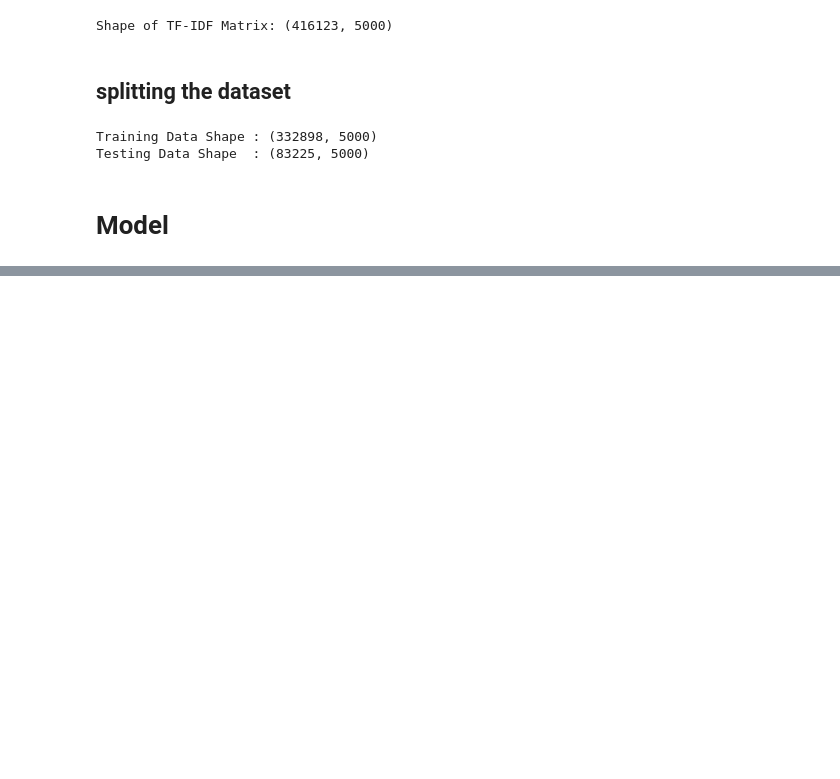
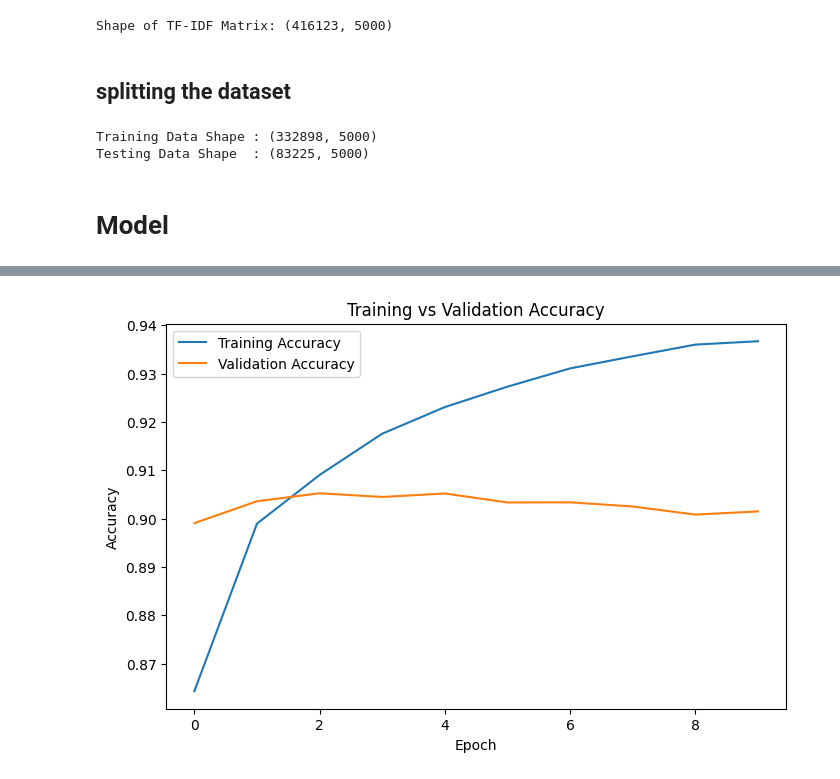
Before and after one commit to ananthakrishnanm010/Emotion_NLP_Project, a Jupyter notebook: NLP_Parallel_Project.ipynb, the cells around one changed output, grey strips where cells are left out. Cells and saved outputs as stored; diff of their text form; code cells hidden in the pictures; blank space fills up the shorter version.

Commit message:
Completed Deep Learning model by Priya

```diff
--- a/NLP_Parallel_Project.ipynb
+++ b/NLP_Parallel_Project.ipynb
@@ -240,0 +242,33 @@ Testing Data Shape  : (83225, 5000)
+# %%
+model = Sequential([
+
+    Dense(512, activation='relu', input_shape=(X_train.shape[1],)),
+    BatchNormalization(),
+    Dropout(0.3),
+
+    Dense(256, activation='relu'),
+    BatchNormalization(),
+    Dropout(0.3),
+
+    Dense(128, activation='relu'),
+    Dropout(0.2),
+
+    Dense(6, activation='softmax')
+])
+# %%
+# compile the model
+model.compile(
+    optimizer='adam',
+    loss='sparse_categorical_crossentropy',
+    metrics=['accuracy']
+)
+# %%
+# train the model
+history = model.fit(
+    X_train,
+    y_train,
+    validation_split=0.2,
+    epochs=10,
+    batch_size=32,
+    verbose=1
+)
@@ -240,0 +306,14 @@ Testing Data Shape  : (83225, 5000)
+# %%
+# plotting Training & Validation Accuracy
+import matplotlib.pyplot as plt
+
+plt.figure(figsize=(8,5))
+plt.plot(history.history['accuracy'], label='Training Accuracy')
+plt.plot(history.history['val_accuracy'], label='Validation Accuracy')
+plt.xlabel("Epoch")
+plt.ylabel("Accuracy")
+plt.title("Training vs Validation Accuracy")
+plt.legend()
+plt.show()
+# %% [output]
+[figure, added]
```
Also changed, not shown: parts of 12 cells of this notebook.
